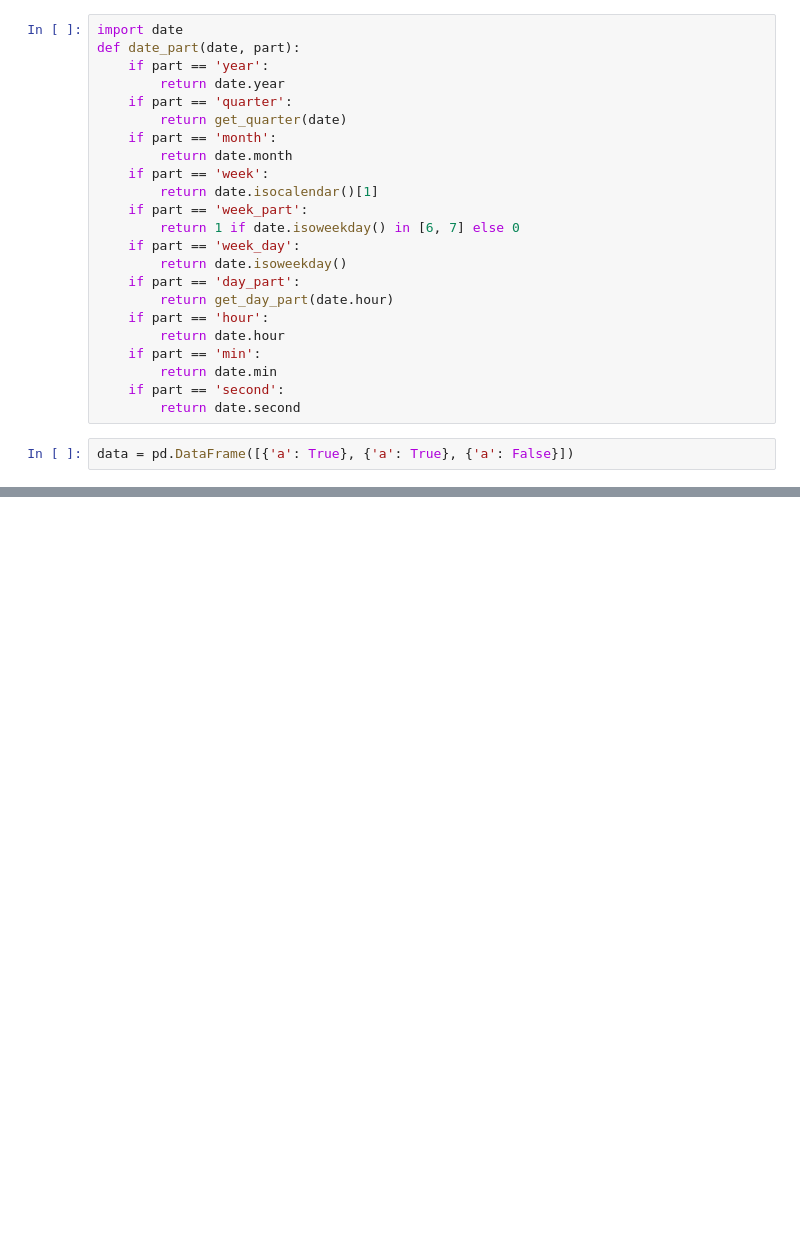
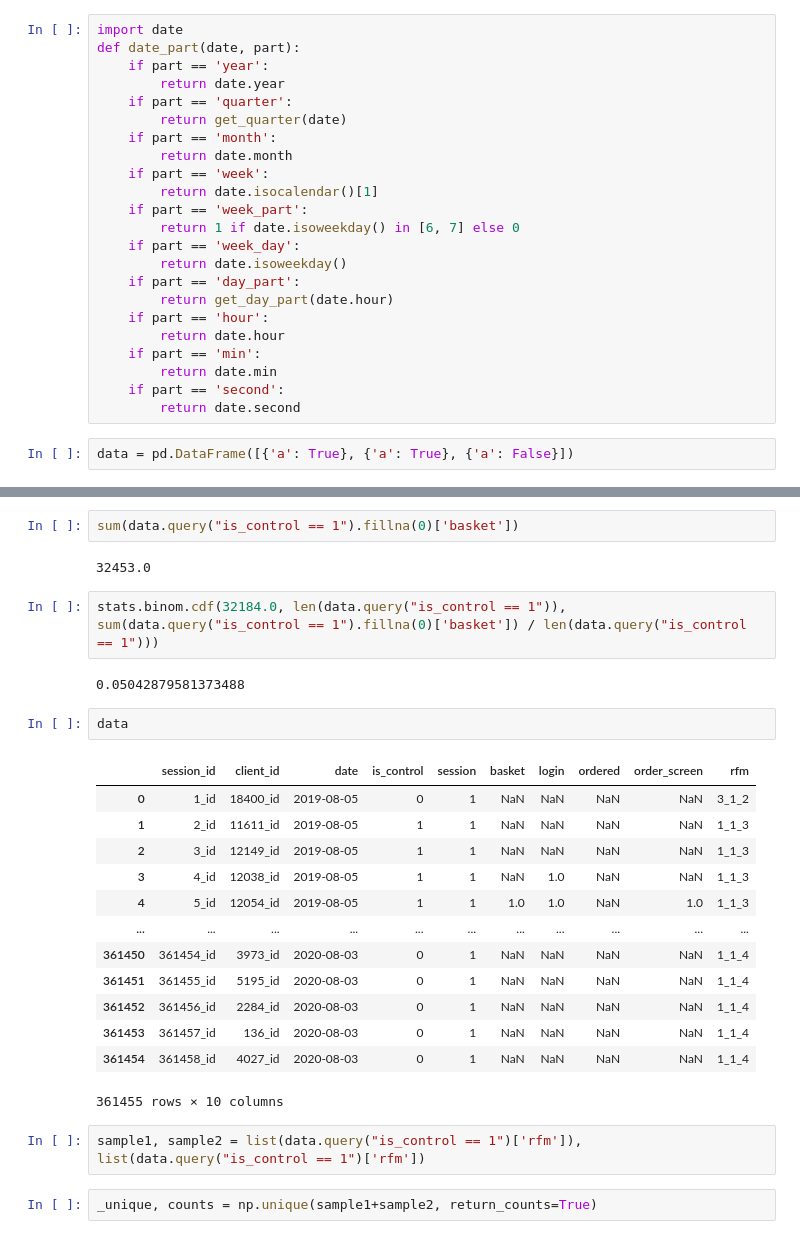
Before and after one commit to caglanakpinar/abtp, a Jupyter notebook: Untitled.ipynb, the cells around one changed output, grey strips where cells are left out. Saved outputs shown, nothing was run; the diff lists cells and outputs as text; blank space fills up the shorter version.

```diff
--- a/Untitled.ipynb
+++ b/Untitled.ipynb
@@ -81,0 +158,28 @@ True
+# %%
+sum(data.query("is_control == 1").fillna(0)['basket'])
+# %% [output]
+32453.0
+# %%
+stats.binom.cdf(32184.0, len(data.query("is_control == 1")), sum(data.query("is_control == 1").fillna(0)['basket']) / len(data.query("is_control == 1")))
+# %% [output]
+0.05042879581373488
+# %%
+data
+# %% [output]
+|  | session_id | client_id | date | is_control | session | basket | login | ordered | order_screen | rfm |
+| 0 | 1_id | 18400_id | 2019-08-05 | 0 | 1 | NaN | NaN | NaN | NaN | 3_1_2 |
+| 1 | 2_id | 11611_id | 2019-08-05 | 1 | 1 | NaN | NaN | NaN | NaN | 1_1_3 |
+| 2 | 3_id | 12149_id | 2019-08-05 | 1 | 1 | NaN | NaN | NaN | NaN | 1_1_3 |
+| 3 | 4_id | 12038_id | 2019-08-05 | 1 | 1 | NaN | 1.0 | NaN | NaN | 1_1_3 |
+| 4 | 5_id | 12054_id | 2019-08-05 | 1 | 1 | 1.0 | 1.0 | NaN | 1.0 | 1_1_3 |
+| ... | ... | ... | ... | ... | ... | ... | ... | ... | ... | ... |
+| 361450 | 361454_id | 3973_id | 2020-08-03 | 0 | 1 | NaN | NaN | NaN | NaN | 1_1_4 |
+| 361451 | 361455_id | 5195_id | 2020-08-03 | 0 | 1 | NaN | NaN | NaN | NaN | 1_1_4 |
+| 361452 | 361456_id | 2284_id | 2020-08-03 | 0 | 1 | NaN | NaN | NaN | NaN | 1_1_4 |
+| 361453 | 361457_id | 136_id | 2020-08-03 | 0 | 1 | NaN | NaN | NaN | NaN | 1_1_4 |
+| 361454 | 361458_id | 4027_id | 2020-08-03 | 0 | 1 | NaN | NaN | NaN | NaN | 1_1_4 |
+361455 rows × 10 columns
+# %%
+sample1, sample2 = list(data.query("is_control == 1")['rfm']), list(data.query("is_control == 1")['rfm'])
+# %%
+_unique, counts = np.unique(sample1+sample2, return_counts=True)
```
Also changed, not shown: parts of 22 cells of this notebook, 7 other files.
